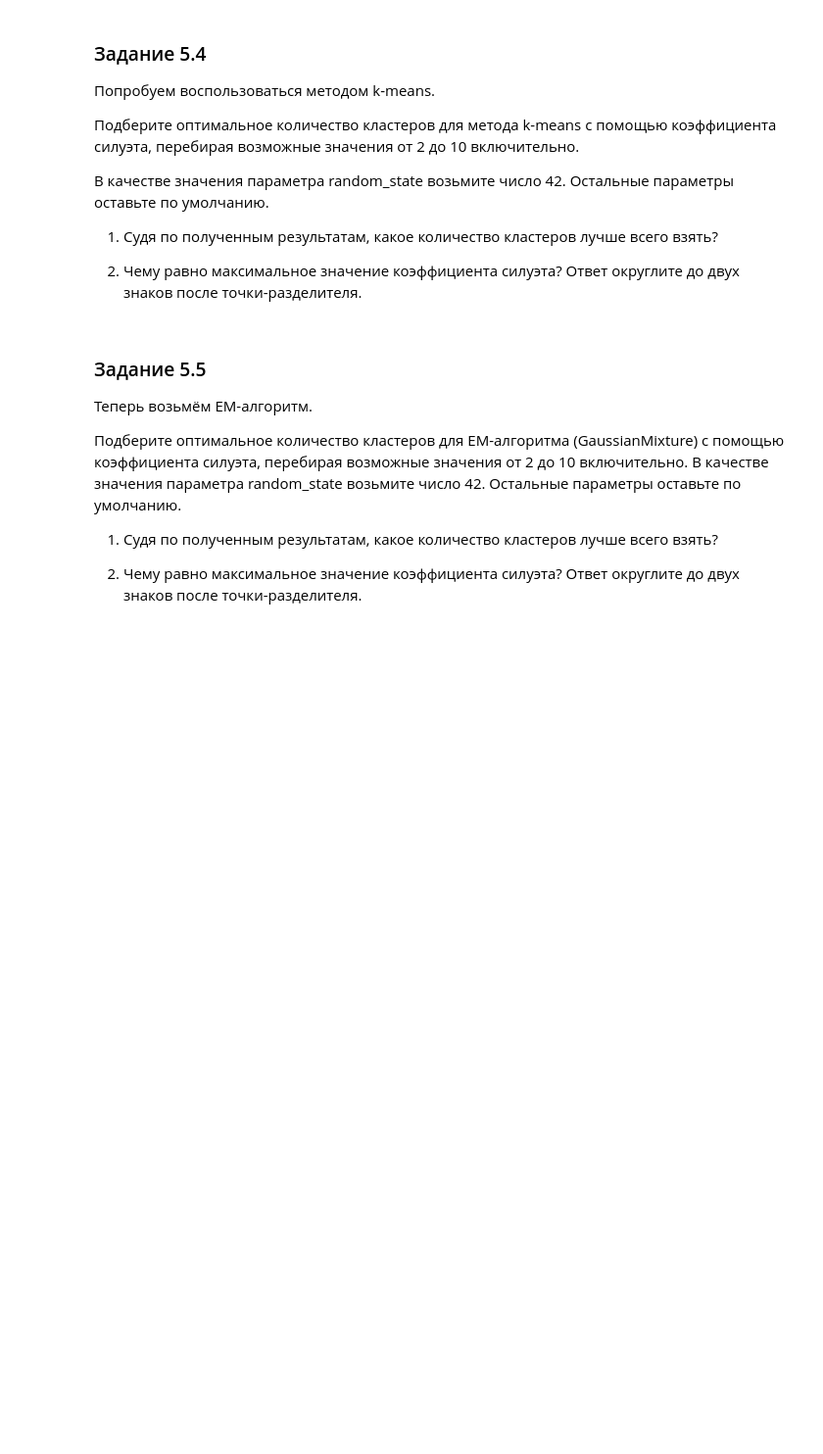
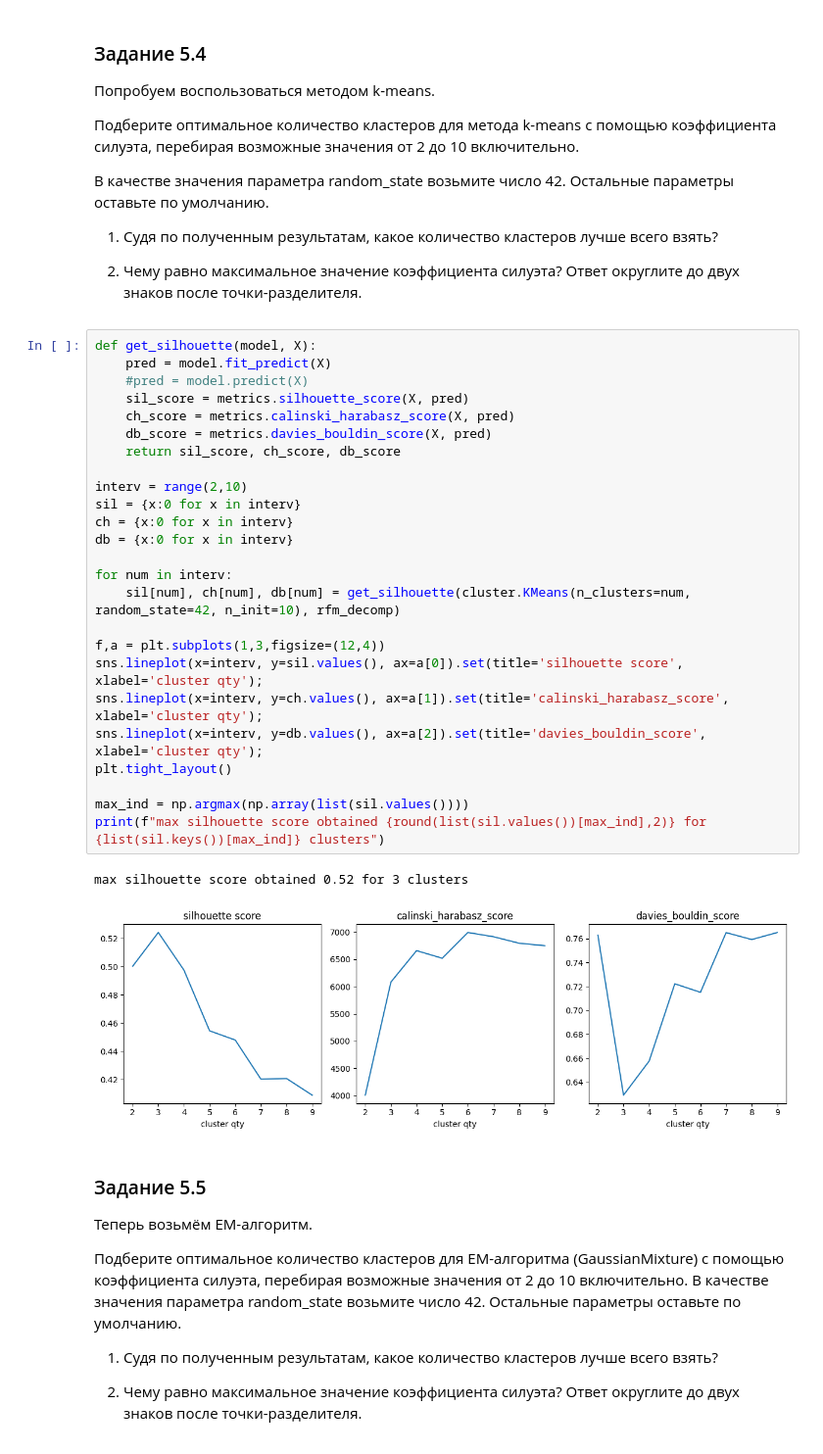
Before and after one commit to ssiarhei115/Shop-customers-segmentation, a Jupyter notebook: code.ipynb, the cells around one changed output. Shown at 98% size. Drawn from its saved outputs; the diff is of its cells as text; blank space fills up the shorter version.

```diff
--- a/code.ipynb
+++ b/code.ipynb
@@ -796,6 +727,34 @@ sns.scatterplot(data=rfm_table_processed, x='axis-1', y='axis-2');
 1) Судя по полученным результатам, какое количество кластеров лучше всего взять?
 
 2) Чему равно максимальное значение коэффициента силуэта? Ответ округлите до двух знаков после точки-разделителя.
+# %%
+def get_silhouette(model, X):
+    pred = model.fit_predict(X)
+    #pred = model.predict(X)
+    sil_score = metrics.silhouette_score(X, pred)
+    ch_score = metrics.calinski_harabasz_score(X, pred)
+    db_score = metrics.davies_bouldin_score(X, pred)
+    return sil_score, ch_score, db_score
+
+interv = range(2,10)
+sil = {x:0 for x in interv}
+ch = {x:0 for x in interv}
+db = {x:0 for x in interv}
+
+for num in interv:
+    sil[num], ch[num], db[num] = get_silhouette(cluster.KMeans(n_clusters=num, random_state=42, n_init=10), rfm_decomp)
+
+f,a = plt.subplots(1,3,figsize=(12,4))
+sns.lineplot(x=interv, y=sil.values(), ax=a[0]).set(title='silhouette score', xlabel='cluster qty');
+sns.lineplot(x=interv, y=ch.values(), ax=a[1]).set(title='calinski_harabasz_score', xlabel='cluster qty');
+sns.lineplot(x=interv, y=db.values(), ax=a[2]).set(title='davies_bouldin_score', xlabel='cluster qty');
+plt.tight_layout()
+
+max_ind = np.argmax(np.array(list(sil.values())))
+print(f"max silhouette score obtained {round(list(sil.values())[max_ind],2)} for {list(sil.keys())[max_ind]} clusters")
+# %% [output]
+max silhouette score obtained 0.52 for 3 clusters
+[figure, added]
 # %% [markdown]
 ### Задание 5.5
 Теперь возьмём EM-алгоритм.
```
Also changed, not shown: parts of 38 cells of this notebook.
